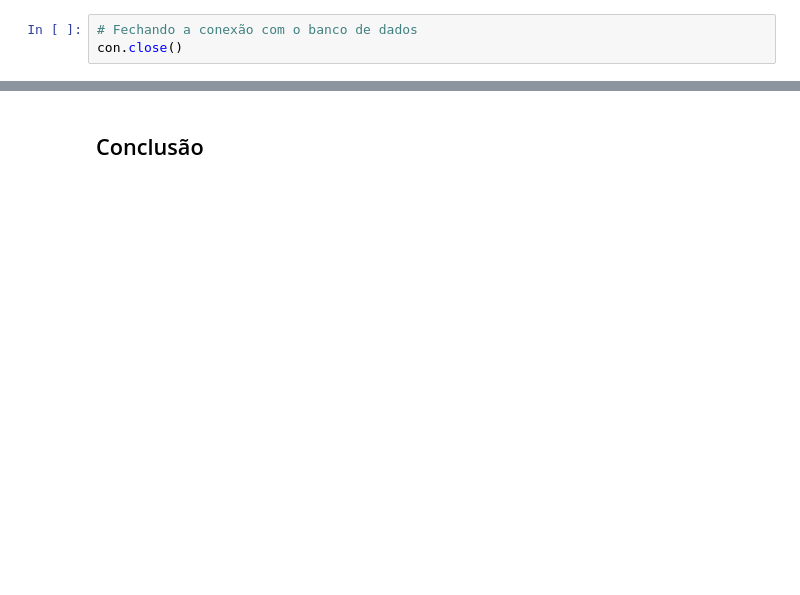
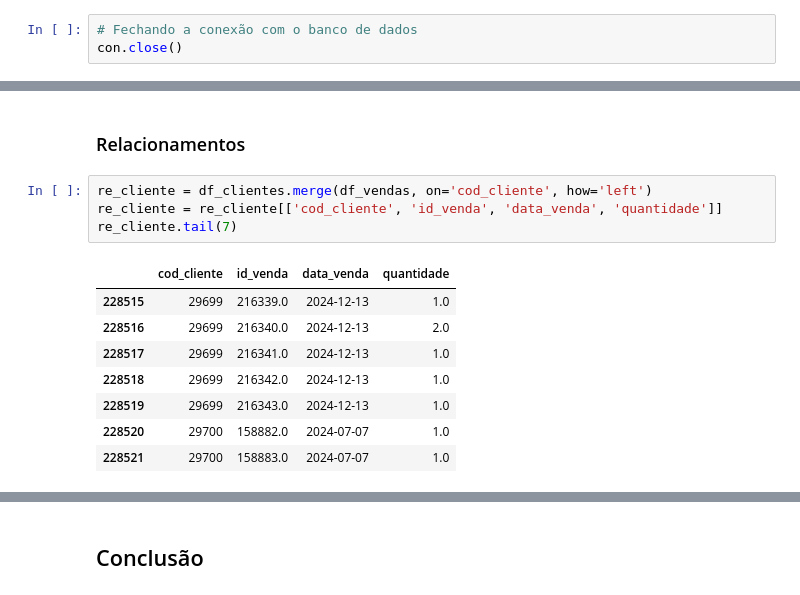
Before and after one commit to ramonbarrbosa/farmaVida, a Jupyter notebook: scripts/EDA.ipynb, the cells around one changed output, grey strips where cells are left out. Cells and saved outputs as stored; diff of their text form; blank space fills up the shorter version.

```diff
--- a/scripts/EDA.ipynb
+++ b/scripts/EDA.ipynb
@@ -122,0 +405,15 @@ con.close()
+# %% [markdown]
+### Relacionamentos ###
+# %%
+re_cliente = df_clientes.merge(df_vendas, on='cod_cliente', how='left')
+re_cliente = re_cliente[['cod_cliente', 'id_venda', 'data_venda', 'quantidade']]
+re_cliente.tail(7)
+# %% [output]
+|  | cod_cliente | id_venda | data_venda | quantidade |
+| 228515 | 29699 | 216339.0 | 2024-12-13 | 1.0 |
+| 228516 | 29699 | 216340.0 | 2024-12-13 | 2.0 |
+| 228517 | 29699 | 216341.0 | 2024-12-13 | 1.0 |
+| 228518 | 29699 | 216342.0 | 2024-12-13 | 1.0 |
+| 228519 | 29699 | 216343.0 | 2024-12-13 | 1.0 |
+| 228520 | 29700 | 158882.0 | 2024-07-07 | 1.0 |
+| 228521 | 29700 | 158883.0 | 2024-07-07 | 1.0 |
```
Also changed, not shown: parts of 51 cells of this notebook.
